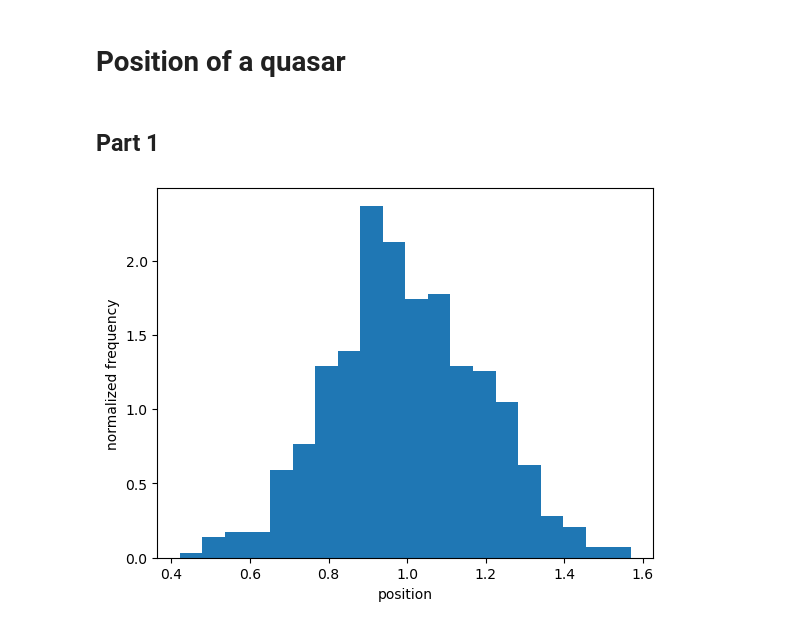
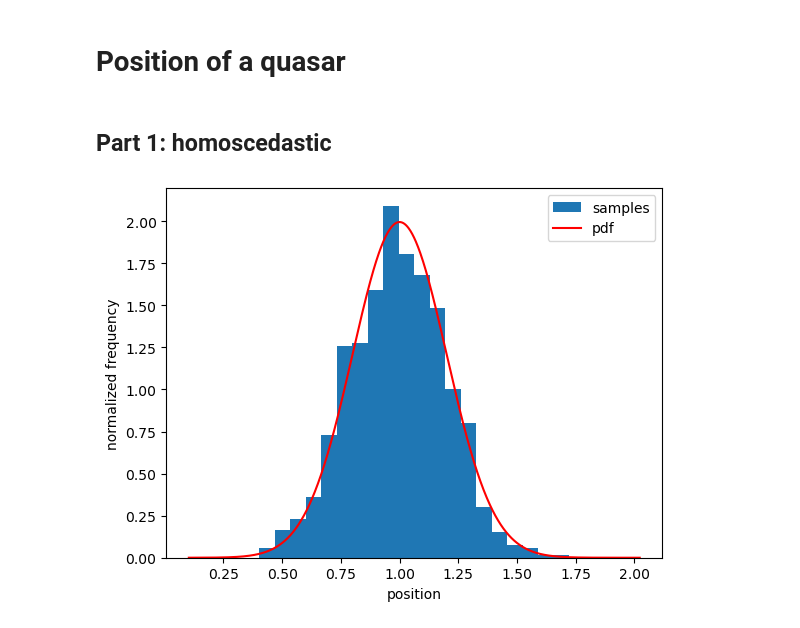
Before and after one commit to Amedeo1054/astrostat_mlearn, a Jupyter notebook: L05_Quasar_position_MLE.ipynb, the cells around one changed output. Cells and saved outputs as stored; diff of their text form; code cells hidden in the pictures.

```diff
--- a/L05_Quasar_position_MLE.ipynb
+++ b/L05_Quasar_position_MLE.ipynb
@@ -9,16 +9,18 @@ import scipy
 # %% [markdown]
-## Part 1
+## Part 1: homoscedastic
 # %%
 mean = 1
-Sigma = 0.2   # homoscedastic errors
-norm = 1/(np.sqrt(2*np.pi)*Sigma)
-N = 500
-data = []
-for i in range(N):
-    data.append(random.gauss(mean,Sigma))
-plt.hist(data,20,density=True)
+Sigma = 0.2
+N = 1000
+
+data = norm(mean, Sigma).rvs(N)    # N samples from gaussian distribution
+
+xgrid = np.linspace(min(data)-0.3, max(data)+0.3, 1000)
+plt.hist(data, 20, density=True, label='samples')
+plt.plot(xgrid, norm(mean, Sigma).pdf(xgrid), c='r', label='pdf')
 plt.xlabel('position')
 plt.ylabel('normalized frequency')
+plt.legend()
 plt.show()
 # %% [output]
-[figure, old version]
+[figure, new version]
```
Also changed, not shown: parts of 22 cells of this notebook.
